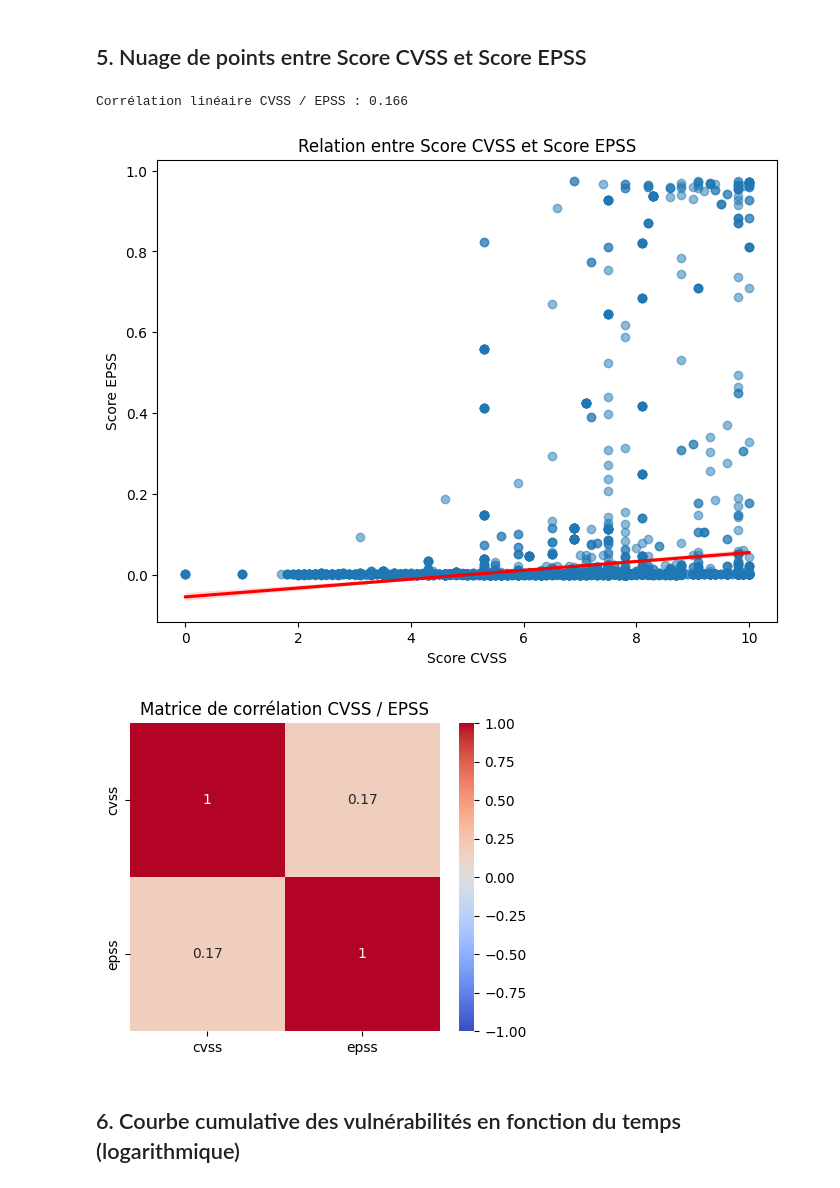
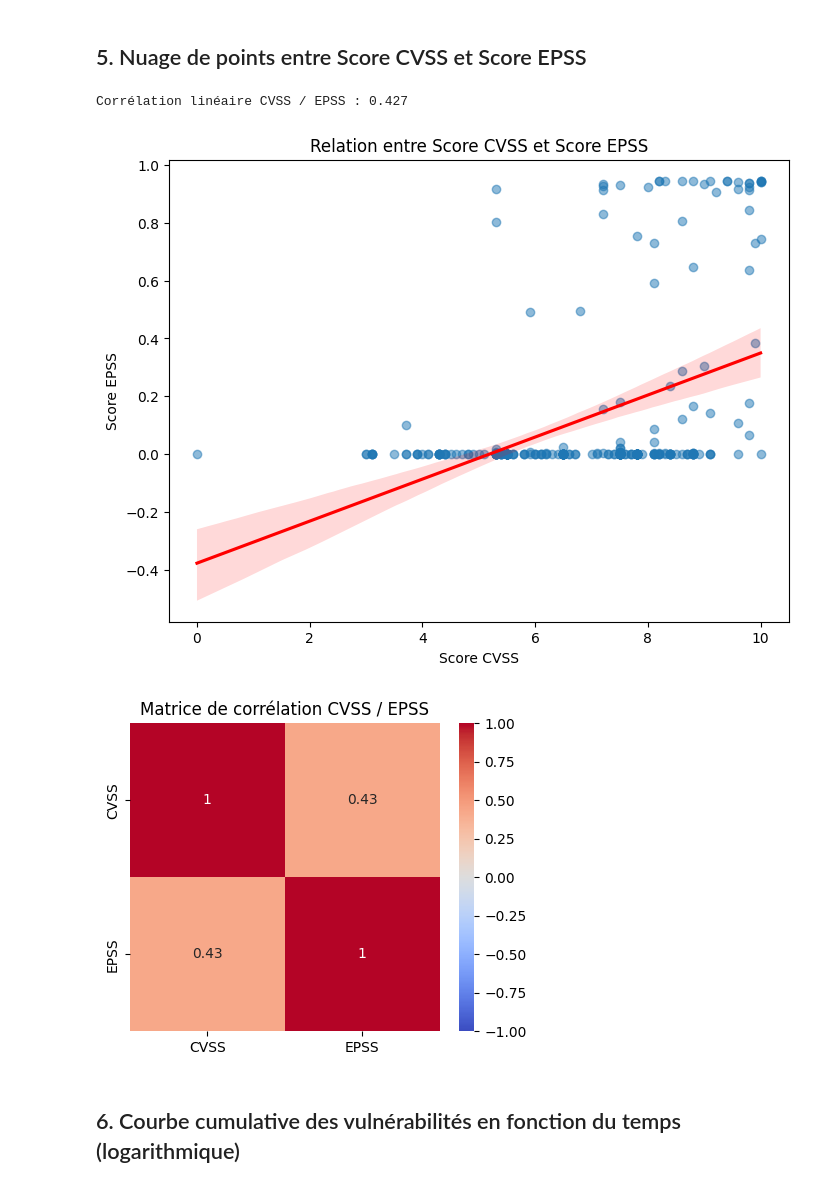
Before and after one commit to 3arly1/projet-mastercamp-data, a Jupyter notebook: mastercamp.ipynb, the cells around one changed output. Cells and saved outputs as stored; diff of their text form; code cells hidden in the pictures.

```diff
--- a/mastercamp.ipynb
+++ b/mastercamp.ipynb
@@ -294,5 +26,9 @@ Nous allons utiliser le DataFrame `df` déjà présent en mémoire pour explorer
 import matplotlib.pyplot as plt
 import seaborn as sns
 # df doit déjà être défini dans l'environnement
+import pandas as pd
+df = pd.read_csv('consolidated_anssi_cve.csv', dtype=str)
+
+df['Type_encoded'] = df['Type'].map({'Avis': 0, 'Alerte': 1})
 df.head(5)
 # %% [output]
@@ -330,9 +44,13 @@ df_cleaned.head()
 # Histogramme du nombre de vulnérabilités par niveau CVSS et par type (type_encoded)
 plt.figure(figsize=(10,6))
 bins = range(0, 11)  # CVSS de 0 à 10
+
+# Convertir la colonne CVSS en float pour éviter les erreurs de type
+df['CVSS'] = pd.to_numeric(df['CVSS'], errors='coerce')
+
 for tval, label in zip([0, 1], ['Avis', 'Alerte']):
-    subset = df_cleaned[df_cleaned['type_encoded'] == tval]
-    plt.hist(subset['cvss'], bins=bins, alpha=0.6, label=label)
+    subset = df[df['Type_encoded'] == tval]
+    plt.hist(subset['CVSS'].dropna(), bins=bins, alpha=0.6, label=label)
 plt.title('Nombre de vulnérabilités par niveau CVSS et type')
 plt.xlabel('Score CVSS')
 plt.ylabel('Nombre de vulnérabilités')
@@ -395,33 +113,33 @@ Passing `palette` without assigning `hue` is deprecated and will be removed in v
 # %%
 # Analyse de l'impact du score CVSS sur le score EPSS
 
 # Nettoyer les données pour ne garder que les lignes avec CVSS, EPSS et severity valides
-df_corr = df[['cvss', 'epss', 'severity']].dropna().copy()
-df_corr['cvss'] = df_corr['cvss'].astype(float)
-df_corr['epss'] = df_corr['epss'].astype(float)
+df_corr = df[['CVSS', 'EPSS', 'Base Severity']].dropna().copy()
+df_corr['CVSS'] = df_corr['CVSS'].astype(float)
+df_corr['EPSS'] = df_corr['EPSS'].astype(float)
 
 # 1. Afficher la corrélation linéaire
-correlation = df_corr['cvss'].corr(df_corr['epss'])
+correlation = df_corr['CVSS'].corr(df_corr['EPSS'])
 print(f"Corrélation linéaire CVSS / EPSS : {correlation:.3f}")
 
 # 2. Visualiser la relation par un scatterplot avec régression
 plt.figure(figsize=(8,6))
-sns.regplot(data=df_corr, x='cvss', y='epss', scatter_kws={'alpha':0.5}, line_kws={'color':'red'})
+sns.regplot(data=df_corr, x='CVSS', y='EPSS', scatter_kws={'alpha':0.5}, line_kws={'color':'red'})
 plt.title('Relation entre Score CVSS et Score EPSS')
 plt.xlabel('Score CVSS')
 plt.ylabel('Score EPSS')
 plt.show()
 
 # 3. Matrice de corrélation complète entre toutes les variables numériques
 plt.figure(figsize=(5,4))
-corr_matrix = df_corr[['cvss', 'epss']].corr()
+corr_matrix = df_corr[['CVSS', 'EPSS']].corr()
 sns.heatmap(corr_matrix, annot=True, cmap='coolwarm', vmin=-1, vmax=1)
 plt.title('Matrice de corrélation CVSS / EPSS')
 plt.show()
 # %% [output]
-Corrélation linéaire CVSS / EPSS : 0.166
+Corrélation linéaire CVSS / EPSS : 0.427
-[figure, old version]
+[figure, new version]
-[figure, old version]
+[figure, new version]
 # %% [markdown]
 ## 6. Courbe cumulative des vulnérabilités en fonction du temps (logarithmique)
 # %%
```
Also changed, not shown: parts of 21 cells of this notebook.
